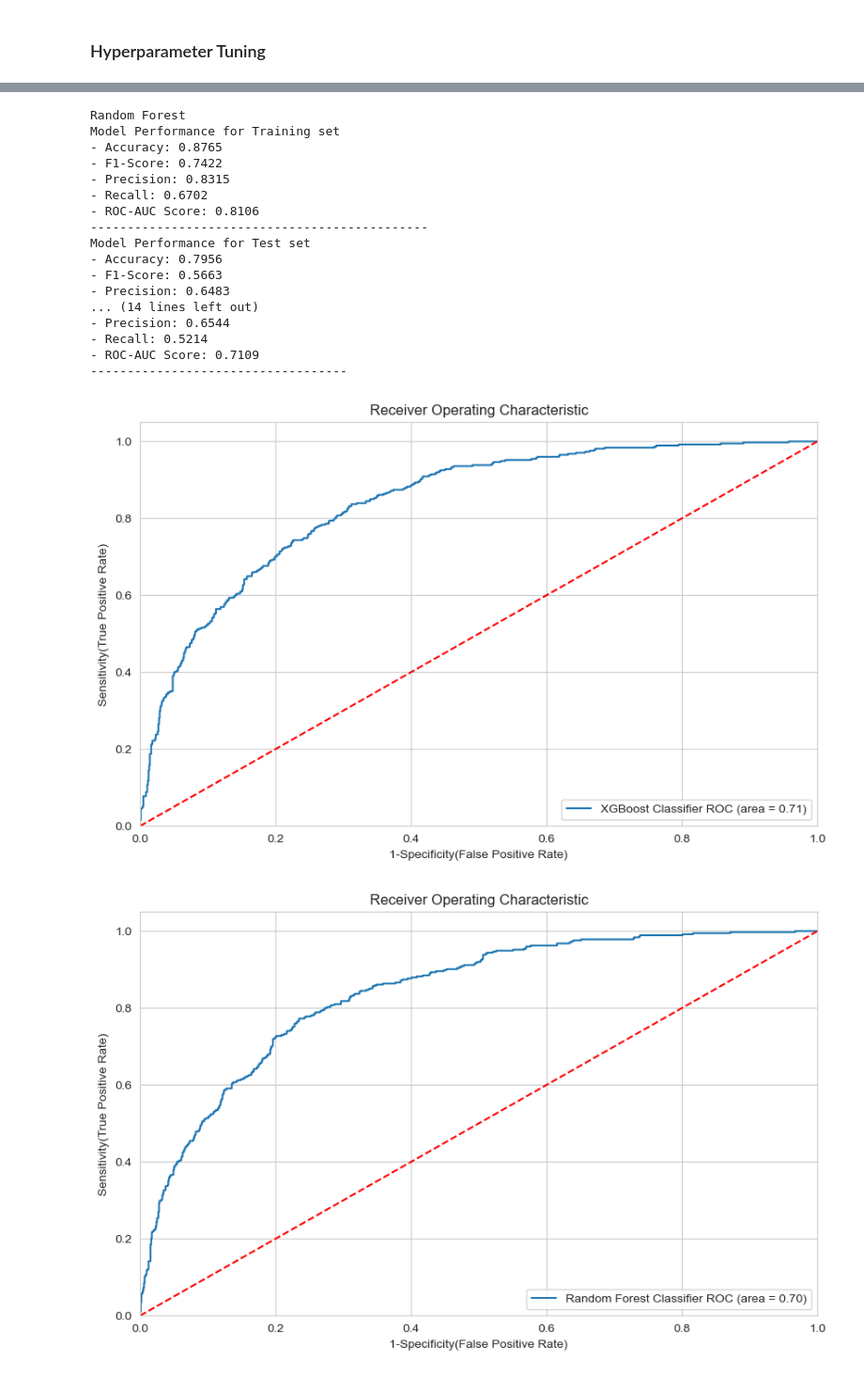
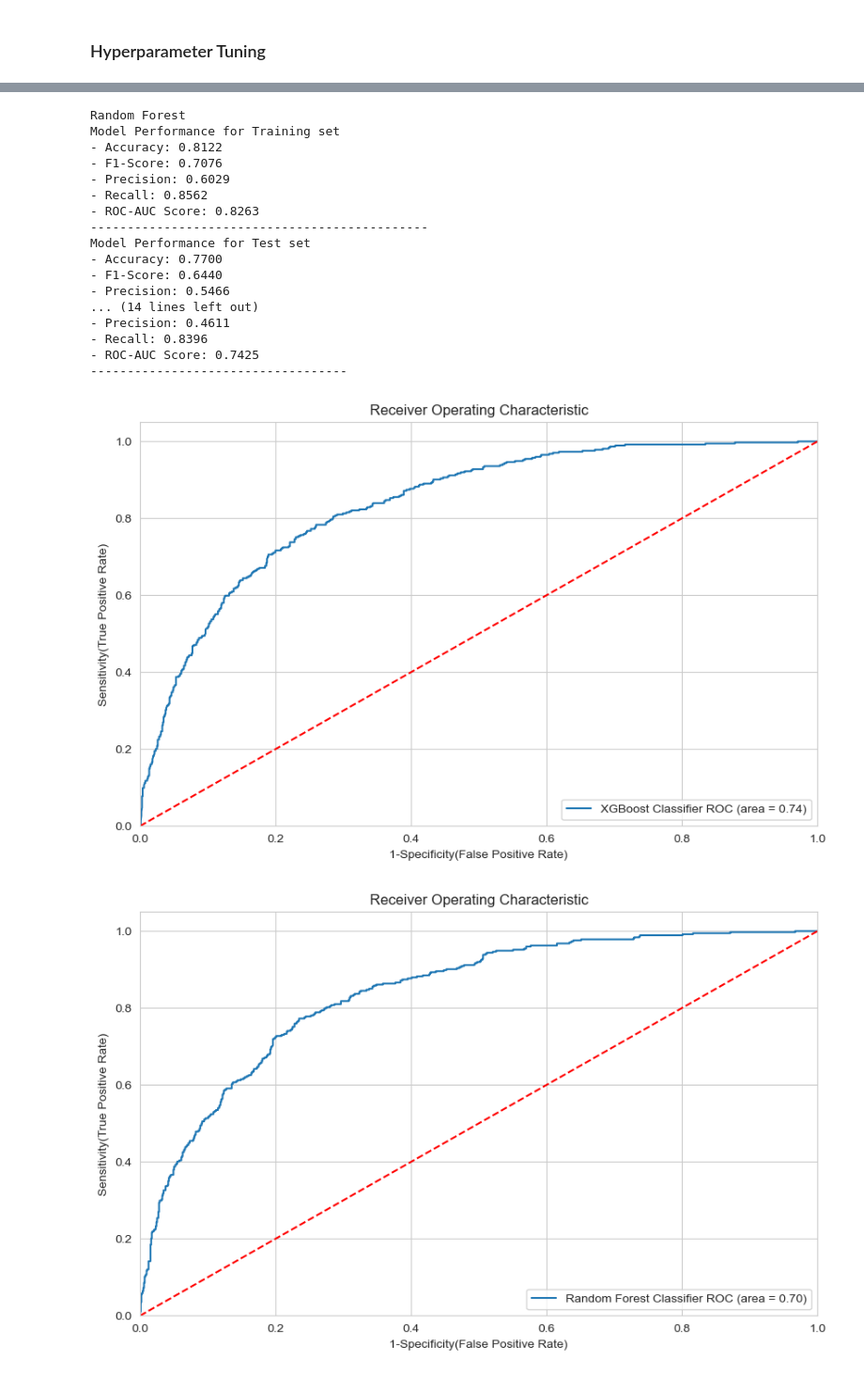
Before and after one commit to Aastha09Gupta/Customer_Churn_Prediction, a Jupyter notebook: churn_prediction.ipynb, the cells around one changed output, grey strips where cells are left out. Shown: that part at 94% size. Drawn from its saved outputs; the diff is of its cells as text; code cells hidden in the pictures.

Commit message:
Recall changes

```diff
--- a/churn_prediction.ipynb
+++ b/churn_prediction.ipynb
@@ -1012,15 +1035,5 @@ xg_params={
 # %%
-randomcv_models=[
-    ("Rf" ,RandomForestClassifier(), rf_params),
-    ("XGBoost", XGBClassifier(), xg_params)
+randomcv_models = [
+    ("Random Forest", RandomForestClassifier(random_state=42), rf_params),
+    ("XGBoost", XGBClassifier( random_state=42), xg_params)
 ]
-# %%
-from sklearn.model_selection import RandomizedSearchCV
-model_param={}
-for name, model, params in randomcv_models:
-    random_cv=RandomizedSearchCV(estimator=model,param_distributions=params, n_iter=50, cv=3, verbose=2, n_jobs=-1)
-    random_cv.fit(X_train,y_train)
-    model_param[name]=random_cv.best_params_
-
-for model_name in model_param:
-    print(f"Best hyperparameters for {model_name}: {model_param[model_name]}")
@@ -1031,0 +1040,18 @@ Best hyperparameters for XGBoost: {'n_estimators': 100, 'max_depth': 5, 'learnin
+# %%
+from sklearn.model_selection import RandomizedSearchCV
+model_param = {}
+for name, model, params in randomcv_models:
+    print(f"\n🔹 Running RandomizedSearchCV for {name}...\n")
+    random_cv = RandomizedSearchCV(
+        estimator=model,
+        param_distributions=params,
+        n_iter=50,                # number of random combinations
+        scoring=churn_scorer,     # use custom scorer
+        cv=3,                     # 3-fold cross-validation
+        verbose=2,
+        n_jobs=-1,
+        random_state=42
+    )
+    random_cv.fit(X_train, y_train)
+    model_param[name] = random_cv.best_params_
+    print(f"✅ Best hyperparameters for {name}: {random_cv.best_params_}\n")
@@ -1032,7 +1069,7 @@ Best hyperparameters for XGBoost: {'n_estimators': 100, 'max_depth': 5, 'learnin
 # %%
 models={
-    "Random Forest":RandomForestClassifier(n_estimators=1000, min_samples_split=8, max_features=5, max_depth=10),
-    "XGBoost":XGBClassifier(colsample_bytree=0.8, learning_rate=0.1, max_depth=5, n_estimators=100),
+    "Random Forest":RandomForestClassifier(n_estimators=500, min_samples_split=5, max_features='sqrt', max_depth=8,min_samples_leaf=4,class_weight='balanced'),
+    "XGBoost":XGBClassifier(colsample_bytree=0.8, learning_rate=0.01, max_depth=7, n_estimators=100,min_child_weight=1, scale_pos_weight=4, subsample=1.0, gamma=0),
 }
 
 for i in range(len(list(models))):
@@ -1081,54 +1118,54 @@ for i in range(len(list(models))):
 # %% [output]
 Random Forest
 Model Performance for Training set
-- Accuracy: 0.8765
-- F1-Score: 0.7422
-- Precision: 0.8315
-- Recall: 0.6702
-- ROC-AUC Score: 0.8106
+- Accuracy: 0.8122
+- F1-Score: 0.7076
+- Precision: 0.6029
+- Recall: 0.8562
+- ROC-AUC Score: 0.8263
 ----------------------------------------------
 Model Performance for Test set
-- Accuracy: 0.7956
-- F1-Score: 0.5663
-- Precision: 0.6483
+- Accuracy: 0.7700
+- F1-Score: 0.6440
+- Precision: 0.5466
 ... (14 lines left out)
-- Precision: 0.6544
-- Recall: 0.5214
-- ROC-AUC Score: 0.7109
+- Precision: 0.4611
+- Recall: 0.8396
+- ROC-AUC Score: 0.7425
 -----------------------------------
 # %%
 ## Plot ROC AUC Curve
 from sklearn.metrics import roc_auc_score,roc_curve
 plt.figure()
 
 # Add the models to the list that you want to view on the ROC plot
 auc_models = [
 {
     'label': 'XGBoost Classifier',
-    'model':XGBClassifier(colsample_bytree=0.8, learning_rate=0.1, max_depth=5, n_estimators=100),
-    'auc':  0.7109
+    'model':XGBClassifier(colsample_bytree=0.8, learning_rate=0.01, max_depth=7, n_estimators=100,min_child_weight=1, scale_pos_weight=4, subsample=1.0, gamma=0),
+    'auc':  0.7425
 },
 
 ]
 # create loop through all model
 for algo in auc_models:
     model = algo['model'] # select the model
     model.fit(X_train, y_train) # train the model
 # Compute False postive rate, and True positive rate
     fpr, tpr, thresholds = roc_curve(y_test, model.predict_proba(X_test)[:,1])
 # Calculate Area under the curve to display on the plot
     plt.plot(fpr, tpr, label='%s ROC (area = %0.2f)' % (algo['label'], algo['auc']))
 # Custom settings for the plot
 plt.plot([0, 1], [0, 1],'r--')
 plt.xlim([0.0, 1.0])
 plt.ylim([0.0, 1.05])
 plt.xlabel('1-Specificity(False Positive Rate)')
 plt.ylabel('Sensitivity(True Positive Rate)')
 plt.title('Receiver Operating Characteristic')
 plt.legend(loc="lower right")
 plt.show()
 # %% [output]
-[figure, old version]
+[figure, new version]
 # %%
 ## Plot ROC AUC Curve
 from sklearn.metrics import roc_auc_score,roc_curve
```
Also changed, not shown: parts of 9 cells of this notebook.
